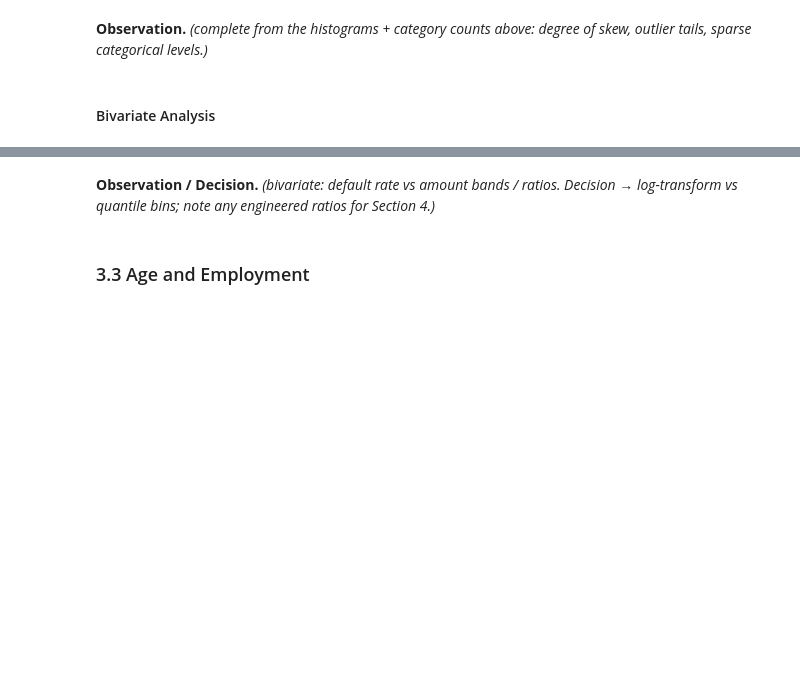
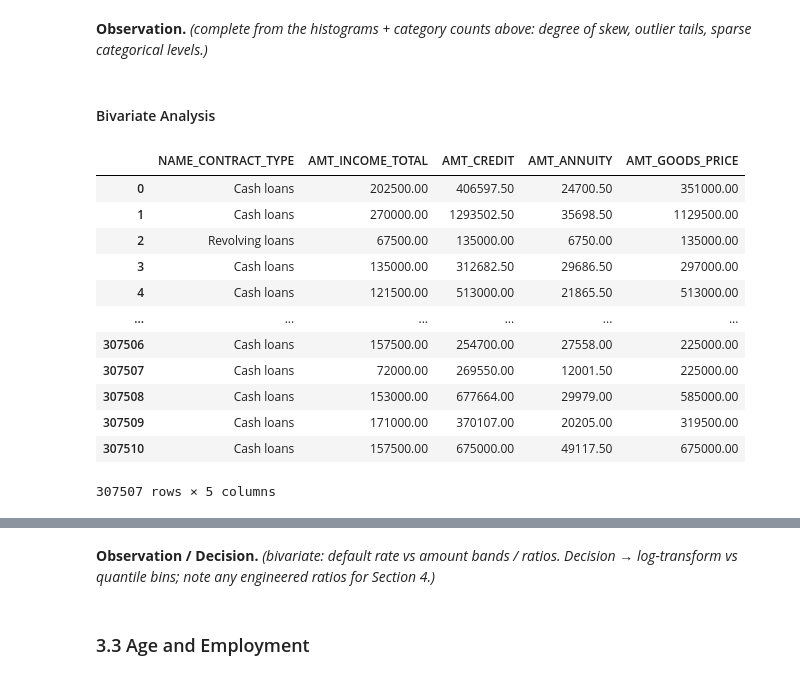
Before and after one commit to smallchuch/CreditRiskLearning, a Jupyter notebook: Projects/Flagship PD Model Project/01_Default_Rate_Driver_Scan_EDA/default_rate_driver_scan_notebook.ipynb, the cells around one changed output, grey strips where cells are left out. Cells and saved outputs as stored; diff of their text form; code cells hidden in the pictures; blank space fills up the shorter version.

```diff
--- a/Projects/Flagship PD Model Project/01_Default_Rate_Driver_Scan_EDA/default_rate_driver_scan_notebook.ipynb
+++ b/Projects/Flagship PD Model Project/01_Default_Rate_Driver_Scan_EDA/default_rate_driver_scan_notebook.ipynb
@@ -1607,3 +1623,19 @@ plt.show()
 **Observation.** _(complete from the histograms + category counts above: degree of skew, outlier tails, sparse categorical levels.)_
 # %% [markdown]
 #### Bivariate Analysis
+# %%
+df[cols_by_theme['loan_financials']]
+# %% [output]
+|  | NAME_CONTRACT_TYPE | AMT_INCOME_TOTAL | AMT_CREDIT | AMT_ANNUITY | AMT_GOODS_PRICE |
+| 0 | Cash loans | 202500.00 | 406597.50 | 24700.50 | 351000.00 |
+| 1 | Cash loans | 270000.00 | 1293502.50 | 35698.50 | 1129500.00 |
+| 2 | Revolving loans | 67500.00 | 135000.00 | 6750.00 | 135000.00 |
+| 3 | Cash loans | 135000.00 | 312682.50 | 29686.50 | 297000.00 |
+| 4 | Cash loans | 121500.00 | 513000.00 | 21865.50 | 513000.00 |
+| ... | ... | ... | ... | ... | ... |
+| 307506 | Cash loans | 157500.00 | 254700.00 | 27558.00 | 225000.00 |
+| 307507 | Cash loans | 72000.00 | 269550.00 | 12001.50 | 225000.00 |
+| 307508 | Cash loans | 153000.00 | 677664.00 | 29979.00 | 585000.00 |
+| 307509 | Cash loans | 171000.00 | 370107.00 | 20205.00 | 319500.00 |
+| 307510 | Cash loans | 157500.00 | 675000.00 | 49117.50 | 675000.00 |
+307507 rows × 5 columns
```
Also changed, not shown: parts of 14 cells of this notebook.
